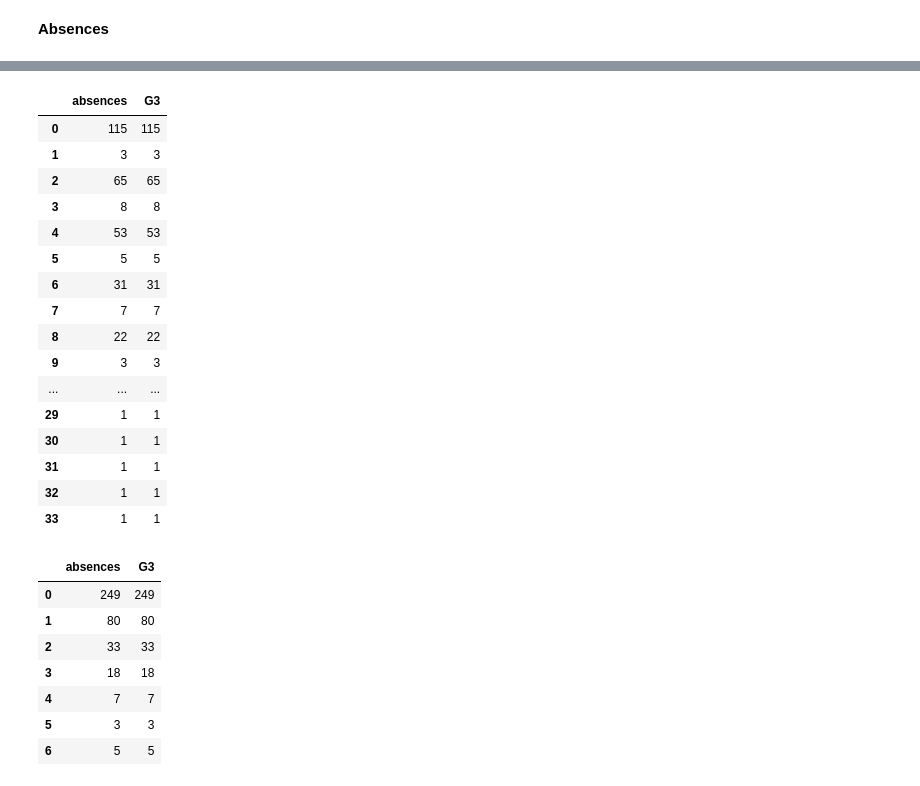
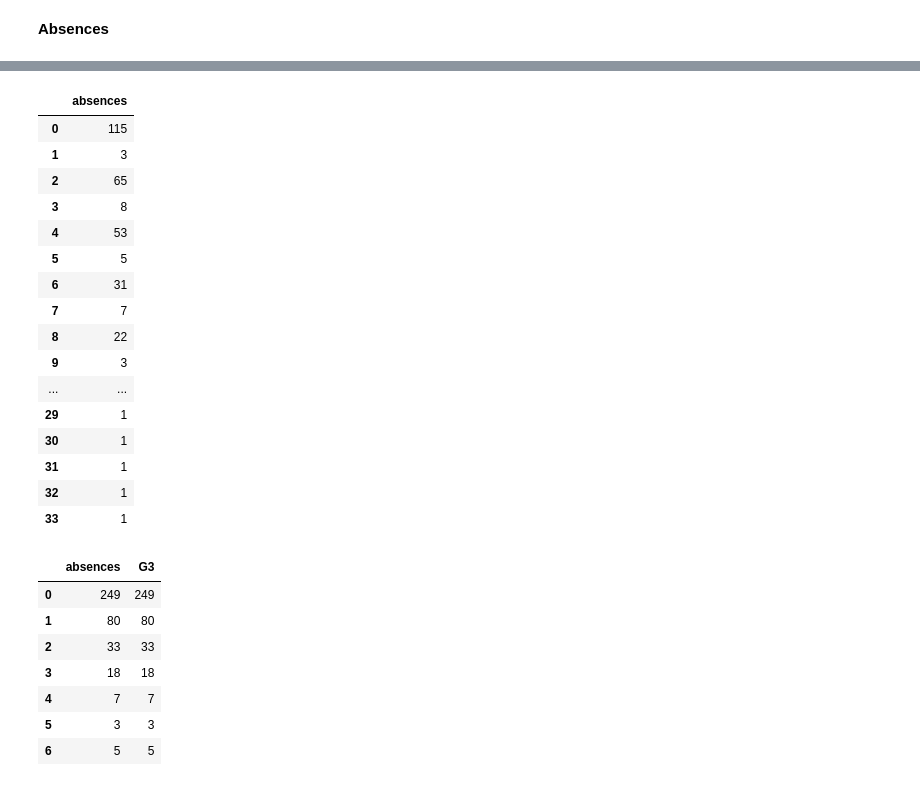
Before and after one commit to Retaehc-pop/Data_analysis_tutorial, a Jupyter notebook: main.ipynb, the cells around one changed output, grey strips where cells are left out. Saved outputs shown, nothing was run; the diff lists cells and outputs as text; code cells hidden in the pictures.

```diff
--- a/main.ipynb
+++ b/main.ipynb
@@ -282,23 +326,23 @@ assumption: dont really exercise and use their time to study
 # %%
-data_csv[['absences','G3']].groupby(data_csv['absences'],as_index=False).count()
+data_csv[['absences']].groupby(data_csv['absences'],as_index=False).count()
 # %% [output]
-|  | absences | G3 |
-| 0 | 115 | 115 |
-| 1 | 3 | 3 |
-| 2 | 65 | 65 |
-| 3 | 8 | 8 |
-| 4 | 53 | 53 |
-| 5 | 5 | 5 |
-| 6 | 31 | 31 |
-| 7 | 7 | 7 |
-| 8 | 22 | 22 |
-| 9 | 3 | 3 |
-| ... | ... | ... |
-| 29 | 1 | 1 |
-| 30 | 1 | 1 |
-| 31 | 1 | 1 |
-| 32 | 1 | 1 |
-| 33 | 1 | 1 |
+|  | absences |
+| 0 | 115 |
+| 1 | 3 |
+| 2 | 65 |
+| 3 | 8 |
+| 4 | 53 |
+| 5 | 5 |
+| 6 | 31 |
+| 7 | 7 |
+| 8 | 22 |
+| 9 | 3 |
+| ... | ... |
+| 29 | 1 |
+| 30 | 1 |
+| 31 | 1 |
+| 32 | 1 |
+| 33 | 1 |
 # %%
 data_csv.loc[data_csv['absences'] <= 5, 'absences' ] = 0
 data_csv.loc[(data_csv['absences'] > 5) & (data_csv['absences'] <= 10), 'absences' ] = 1
```
Also changed, not shown: parts of 13 cells of this notebook, 6 other files.
